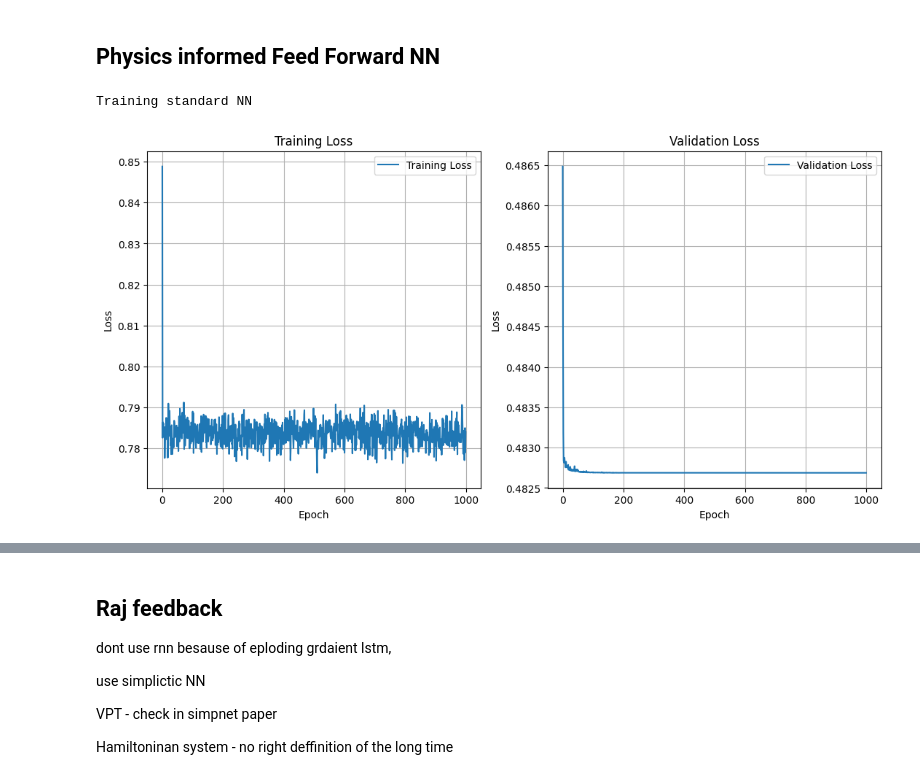
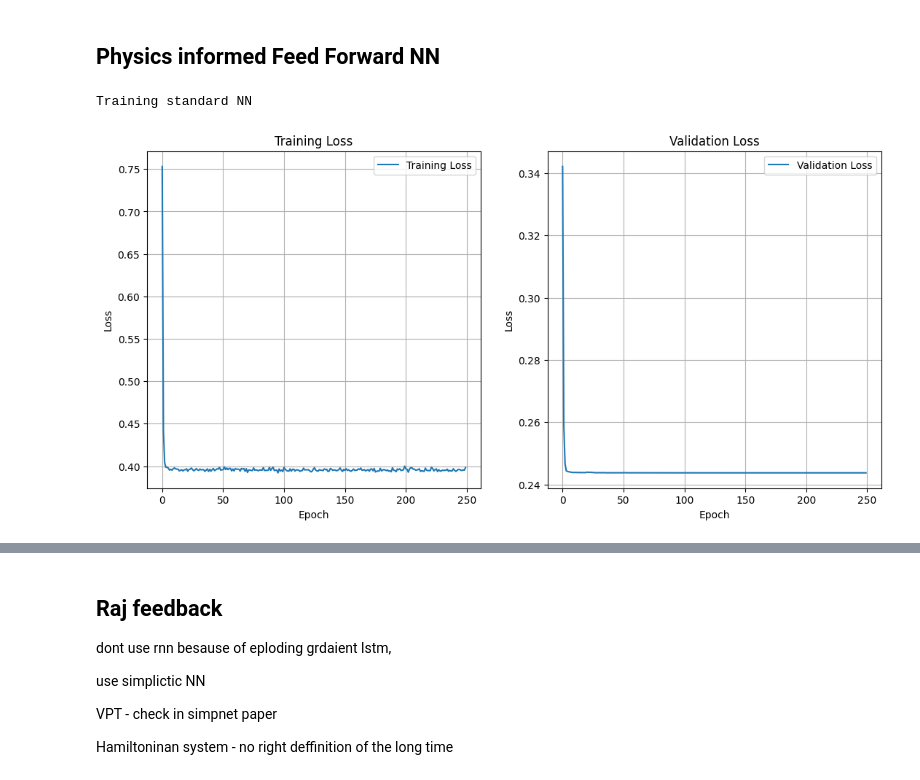
Before and after one commit to green3diamond/PINN-project-particle, a Jupyter notebook: vizualize.ipynb, the cells around one changed output, grey strips where cells are left out. Drawn from its saved outputs; the diff is of its cells as text; code cells hidden in the pictures.

```diff
--- a/vizualize.ipynb
+++ b/vizualize.ipynb
@@ -113,7 +114,7 @@ from train import train_model, evaluate_model
 from tqdm.auto import tqdm
 import torch.autograd as ag
 
-epochs = 1000
+epochs = 250 #1000
 n_data = 300
 batch_size=64
 
@@ -177,8 +178,8 @@ def callculateStep(input_states):
     deltaH[:,0] = m * v[:,0]
     deltaH[:,1] = m * v[:,1]
 
-    deltaH[:,3] = q * x[:,0]/100 / torch.sqrt(x[:,0]**2 + x[:,1]**2) **3
-    deltaH[:,4] = q * x[:,1]/100 / torch.sqrt(x[:,0]**2 + x[:,1]**2) **3
+    deltaH[:,3] = - q * x[:,0]/100 / torch.sqrt(x[:,0]**2 + x[:,1]**2) **3
+    deltaH[:,4] = - q * x[:,1]/100 / torch.sqrt(x[:,0]**2 + x[:,1]**2) **3
 
     vx_matrix = torch.zeros((batch_size, 6, 6))
     vx_matrix[:,0:3,0:3] = -q/m**2 * B_hat
@@ -187,8 +188,8 @@ def callculateStep(input_states):
 
     dvdx = torch.einsum('ijk,ik->ij',vx_matrix, deltaH)
 
-    dv = dvdx[:,0:3]
-    dx = dvdx[:,3:6]
+    # dv = dvdx[:,0:3]
+    # dx = dvdx[:,3:6]
 
     return dvdx
 
@@ -206,7 +207,7 @@ def train(epoch):
 
         dvdx = callculateStep(input_states)
 
-        loss = criterion(y_train, yhat) + criterion(x_train+dvdx[:, [0,1,3,4] ], y_train)
+        loss = criterion(y_train, yhat) + criterion(x_train+dvdx[:, [0,1,3,4] ], yhat)
 
 
         loss.backward()
@@ -221,8 +222,7 @@ def eval(epoch):
         with torch.no_grad():
             yhat = model(input_states)
             dvdx = callculateStep(input_states)
-            loss = criterion(output_states, yhat)  + criterion(input_states+dvdx[:, [0,1,3,4] ], output_states)
-            # + criterion(input_states+dvdx, output_states)
+            loss = criterion(output_states, yhat)  + criterion(input_states+dvdx[:, [0,1,3,4] ], yhat)
     return loss.cpu()
 
 
@@ -238,34 +238,34 @@ for epoch in progress_bar:
     train_loss[epoch] = train(epoch).detach().numpy()
     v_loss = eval(epoch)
     scheduler.step(v_loss)
     val_loss[epoch] = v_loss.detach().numpy()
     progress_bar.set_description(f'Epoch {epoch+1}/{epochs}, Training Loss: {train_loss[epoch][0]:.4f}, Validation Loss: {val_loss[epoch][0]:.4f}')
 
 
 # Create a figure with two subplots
 fig, (ax1, ax2) = plt.subplots(1, 2, figsize=(13, 6))
 
 # Plot training loss in the first subplot
 ax1.plot(train_loss, label='Training Loss')
 ax1.set_title('Training Loss')
 ax1.set_xlabel('Epoch')
 ax1.set_ylabel('Loss')
 ax1.legend()
 ax1.grid(True)
 
 # Plot validation loss in the second subplot
 ax2.plot(val_loss, label='Validation Loss')
 ax2.set_title('Validation Loss')
 ax2.set_xlabel('Epoch')
 ax2.set_ylabel('Loss')
 ax2.legend()
 ax2.grid(True)
 
 # Show the figure
 plt.show()
 # %% [output]
 Training standard NN
-[figure, old version]
+[figure, new version]
 # %%
 from plotting import plot_predicted_trajectories, extract_initial_state_and_true_positions
 
```
Also changed, not shown: parts of 8 cells of this notebook, 1 other file.
